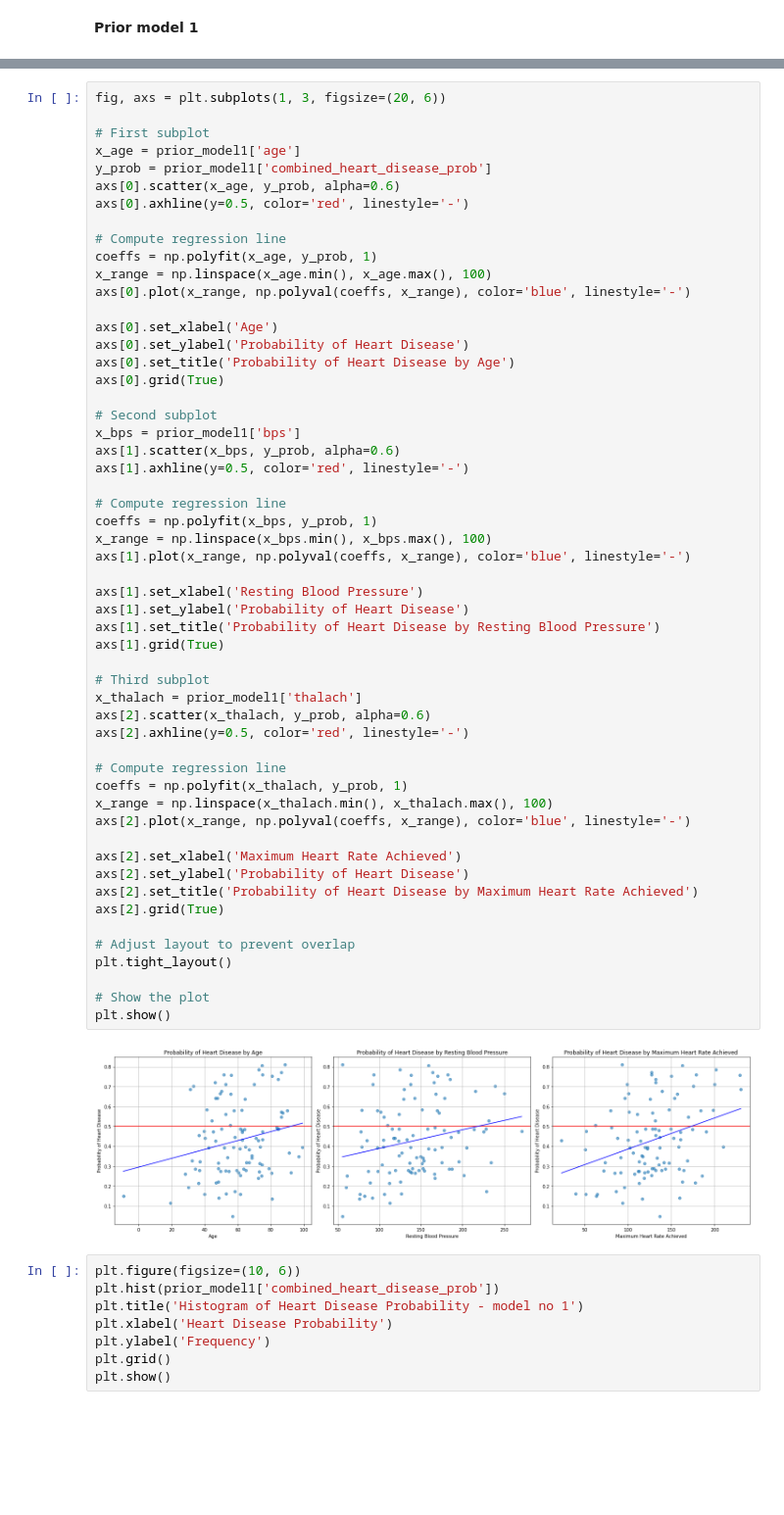
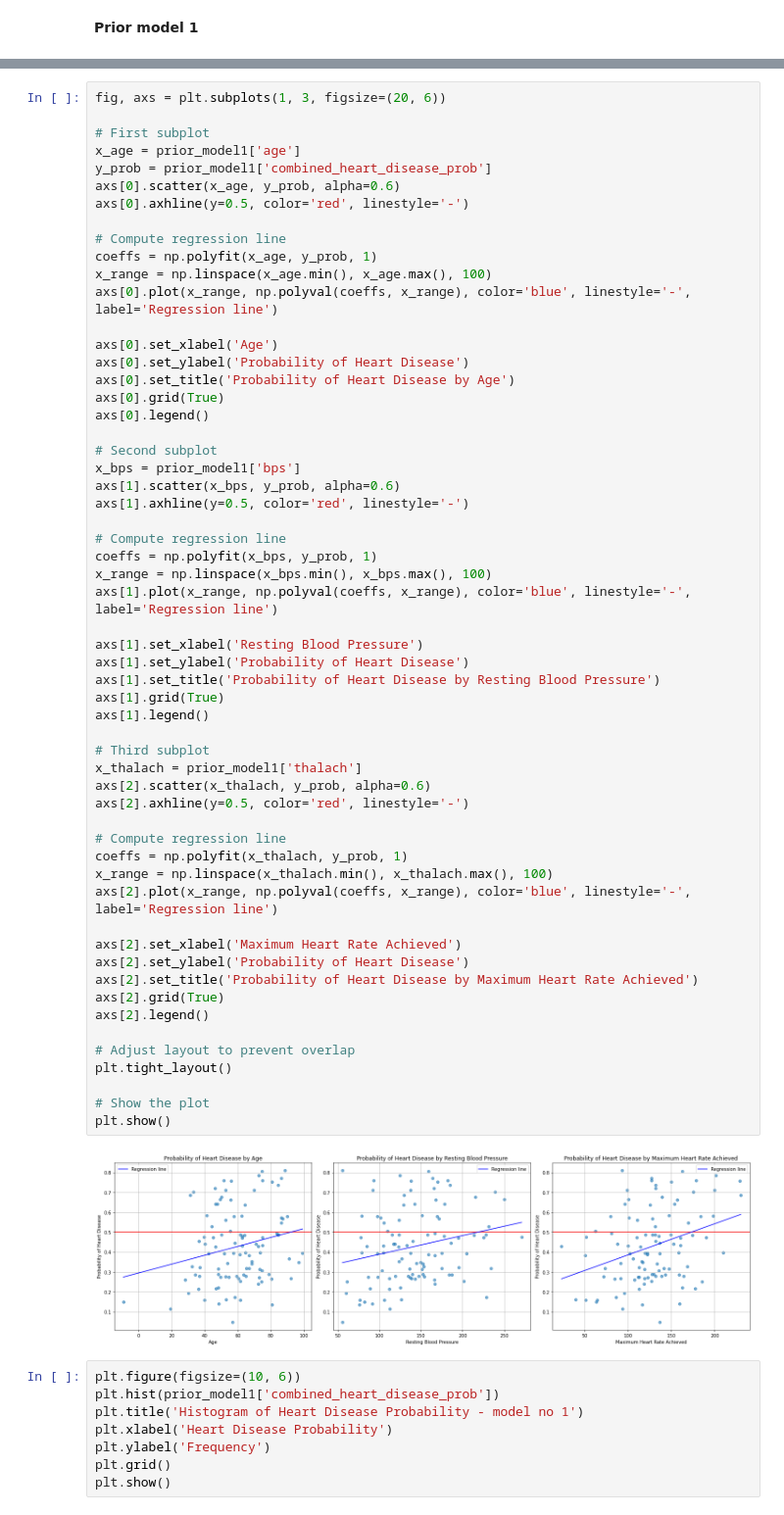
Before and after one commit to wasikjakub/bayesian-heart-disease-prediction, a Jupyter notebook: final_notebook.ipynb, the cells around one changed output, grey strips where cells are left out. Shown at 98% size. Cells and saved outputs as stored; diff of their text form; blank space fills up the shorter version.

```diff
--- a/final_notebook.ipynb
+++ b/final_notebook.ipynb
@@ -81,12 +81,13 @@ axs[0].axhline(y=0.5, color='red', linestyle='-')
 # Compute regression line
 coeffs = np.polyfit(x_age, y_prob, 1)
 x_range = np.linspace(x_age.min(), x_age.max(), 100)
-axs[0].plot(x_range, np.polyval(coeffs, x_range), color='blue', linestyle='-')
+axs[0].plot(x_range, np.polyval(coeffs, x_range), color='blue', linestyle='-', label='Regression line')
 
 axs[0].set_xlabel('Age')
 axs[0].set_ylabel('Probability of Heart Disease')
 axs[0].set_title('Probability of Heart Disease by Age')
 axs[0].grid(True)
+axs[0].legend()
 
 # Second subplot
 x_bps = prior_model1['bps']
@@ -95,36 +96,38 @@ axs[1].axhline(y=0.5, color='red', linestyle='-')
 
 # Compute regression line
 coeffs = np.polyfit(x_bps, y_prob, 1)
 x_range = np.linspace(x_bps.min(), x_bps.max(), 100)
-axs[1].plot(x_range, np.polyval(coeffs, x_range), color='blue', linestyle='-')
+axs[1].plot(x_range, np.polyval(coeffs, x_range), color='blue', linestyle='-', label='Regression line')
 
 axs[1].set_xlabel('Resting Blood Pressure')
 axs[1].set_ylabel('Probability of Heart Disease')
 axs[1].set_title('Probability of Heart Disease by Resting Blood Pressure')
 axs[1].grid(True)
+axs[1].legend()
 
 # Third subplot
 x_thalach = prior_model1['thalach']
 axs[2].scatter(x_thalach, y_prob, alpha=0.6)
 axs[2].axhline(y=0.5, color='red', linestyle='-')
 
 # Compute regression line
 coeffs = np.polyfit(x_thalach, y_prob, 1)
 x_range = np.linspace(x_thalach.min(), x_thalach.max(), 100)
-axs[2].plot(x_range, np.polyval(coeffs, x_range), color='blue', linestyle='-')
+axs[2].plot(x_range, np.polyval(coeffs, x_range), color='blue', linestyle='-', label='Regression line')
 
 axs[2].set_xlabel('Maximum Heart Rate Achieved')
 axs[2].set_ylabel('Probability of Heart Disease')
 axs[2].set_title('Probability of Heart Disease by Maximum Heart Rate Achieved')
 axs[2].grid(True)
+axs[2].legend()
 
 # Adjust layout to prevent overlap
 plt.tight_layout()
 
 # Show the plot
 plt.show()
 # %% [output]
-[figure, old version]
+[figure, new version]
 # %%
 plt.figure(figsize=(10, 6))
 plt.hist(prior_model1['combined_heart_disease_prob'])
```
Also changed, not shown: parts of 7 cells of this notebook, 4 other files.
